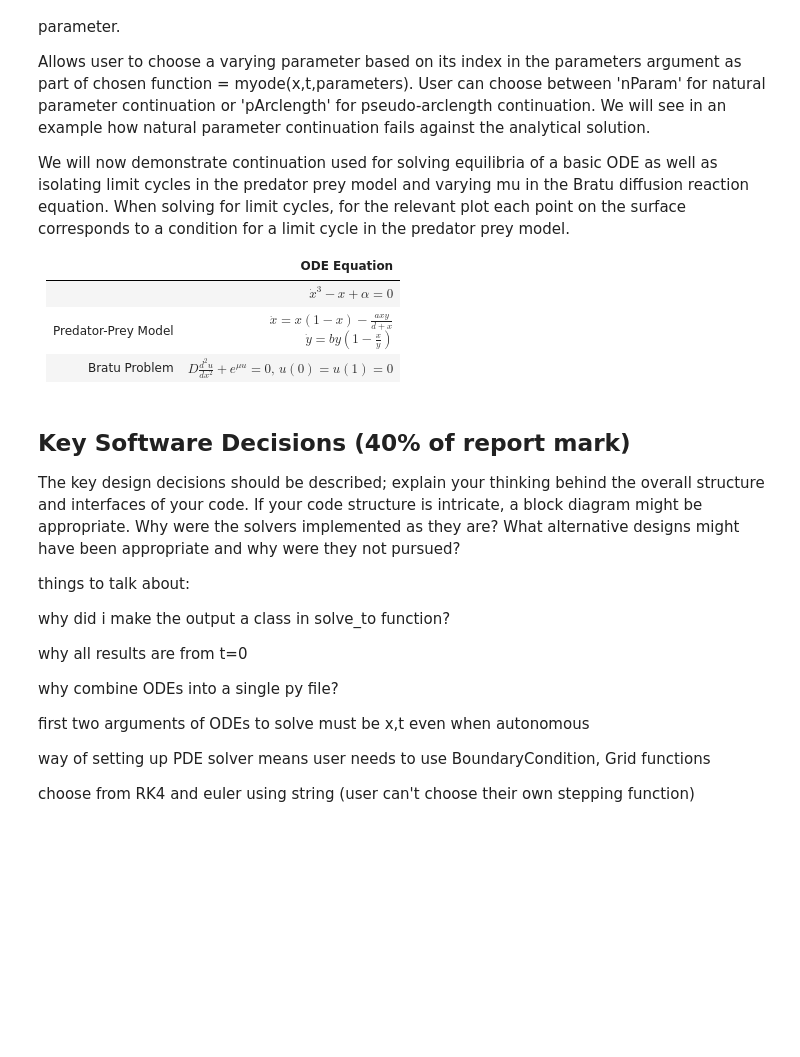
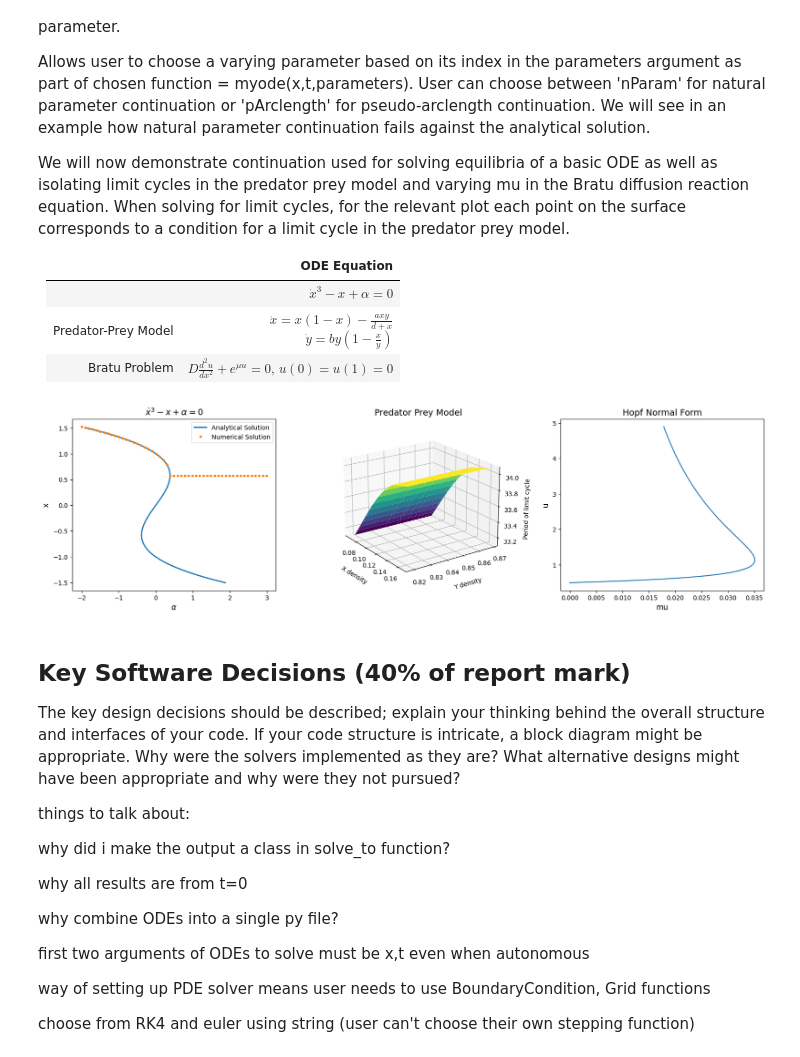
Before and after one commit to MikeJohnson424/emat30008, a Jupyter notebook: report.ipynb, the cells around one changed output. Cells and saved outputs as stored; diff of their text form; code cells hidden in the pictures; blank space fills up the shorter version.

```diff
--- a/report.ipynb
+++ b/report.ipynb
@@ -297,19 +327,22 @@ plt.style.use('default')
 
 y = np.linspace(-1.5,1.5,100)
 
-u = continuation(h,x0 = [1],par0 = [-2],
+result = continuation(h,x0 = [1],par0 = [-2],
                    vary_par = 0,
                    step_size = 0.1,
                    max_steps = 50,
                    solve_for = 'equilibria',
                    method = 'nParam')
 
+u = result.u
+alpha = result.alpha
+
 fig = plt.figure(figsize=(20, 5))
 
 # Create the first plot
 ax0 = fig.add_subplot(1, 3, 1)
 ax0.plot(y - y**3, y, label='Analytical Solution', linewidth=2)
-ax0.plot(u[-1], u[0], 'o', markersize=3, label='Numerical Solution')
+ax0.plot(alpha, u[0], 'o', markersize=3, label='Numerical Solution')
 ax0.set_title(r"$\dot{x}^3 - x + \alpha = 0$", fontsize=14)
 ax0.set(xlabel=r'$\alpha$', ylabel='x')
 ax0.xaxis.label.set_size(12)
@@ -318,15 +351,19 @@ ax0.legend(loc="best")
 
 # Numerical continuation on the PPM problem for limit cycles
 
-u = continuation(PPM,x0 = [0.5,0.5,20],par0 = [1,0.1,0.1],
+result = continuation(PPM,x0 = [0.5,0.5,20],par0 = [1,0.1,0.1],
                    vary_par = 0,
                    step_size = 0.1,
                    max_steps = 10,
                    solve_for = 'limit_cycle',
                    method = 'pArclength')
 
+u = result.u
+alpha = result.alpha
+
 # Create the 3D axis for the middle plot
 ax1 = fig.add_subplot(1, 3, 2, projection='3d')
+
 
 # Create a 3D surface plot of u[0] against u[1] against u[2]
 X, Y = np.meshgrid(u[1], u[0])
@@ -335,35 +372,40 @@ Z = np.array([u[2] for _ in range(len(u[0]))])
 ax1.plot_surface(X, Y, Z, cmap='viridis')
 ax1.set_title("Predator Prey Model", fontsize=14)
 ax1.set_xlabel('X density', labelpad=10)  # Add padding to the axis label
 ax1.set_ylabel('Y density', labelpad=10)  # Add padding to the axis label
 ax1.set_zlabel('Period of limit cycle', labelpad=5)  # Add padding to the axis label
 ax1.view_init(elev=20, azim=-35)  # Adjust the viewing angle
 
 grid = Grid(N=100, a=0, b=10)
 bc_left = BoundaryCondition('dirichlet', [lambda t: 5],grid);bc_right = BoundaryCondition('dirichlet',[lambda t: 10],grid)
 A,b = construct_A_and_b(grid,bc_left,bc_right)
 dx = grid.dx
 u0 = np.zeros(len(grid.x[1:-1]))
 
 # Numerical continuation on Bratu problem
 
-u = continuation(bratu,  # the ODE to use
+result = continuation(bratu,  # the ODE to use
     x0 = u0,  # the initial state
     par0=[0,1,dx,A],  # the initial parameters
     vary_par=0,  # the index of the parameter to vary
     step_size=0.01,  # the size of the steps to take
     max_steps=100,  # the number of steps to take
     solve_for = 'equilibria', # 'equilibria' or 'limit cycle'
     method = 'pArclength',
     solver=root)
 
+u=result.u
+alpha = result.alpha
+
 # Create the last plot
 ax2 = fig.add_subplot(1, 3, 3)
-ax2.plot(u[-1], u[0])
+ax2.plot(alpha, u[0])
 ax2.set_title("Hopf Normal Form", fontsize=14)
 ax2.set(xlabel='mu', ylabel='u')
 ax2.xaxis.label.set_size(12)
 ax2.yaxis.label.set_size(12)
+# %% [output]
+[figure, added]
 # %% [markdown]
 ## Key Software Decisions (40% of report mark)
 
```
Also changed, not shown: parts of 5 cells of this notebook, 4 other files.
